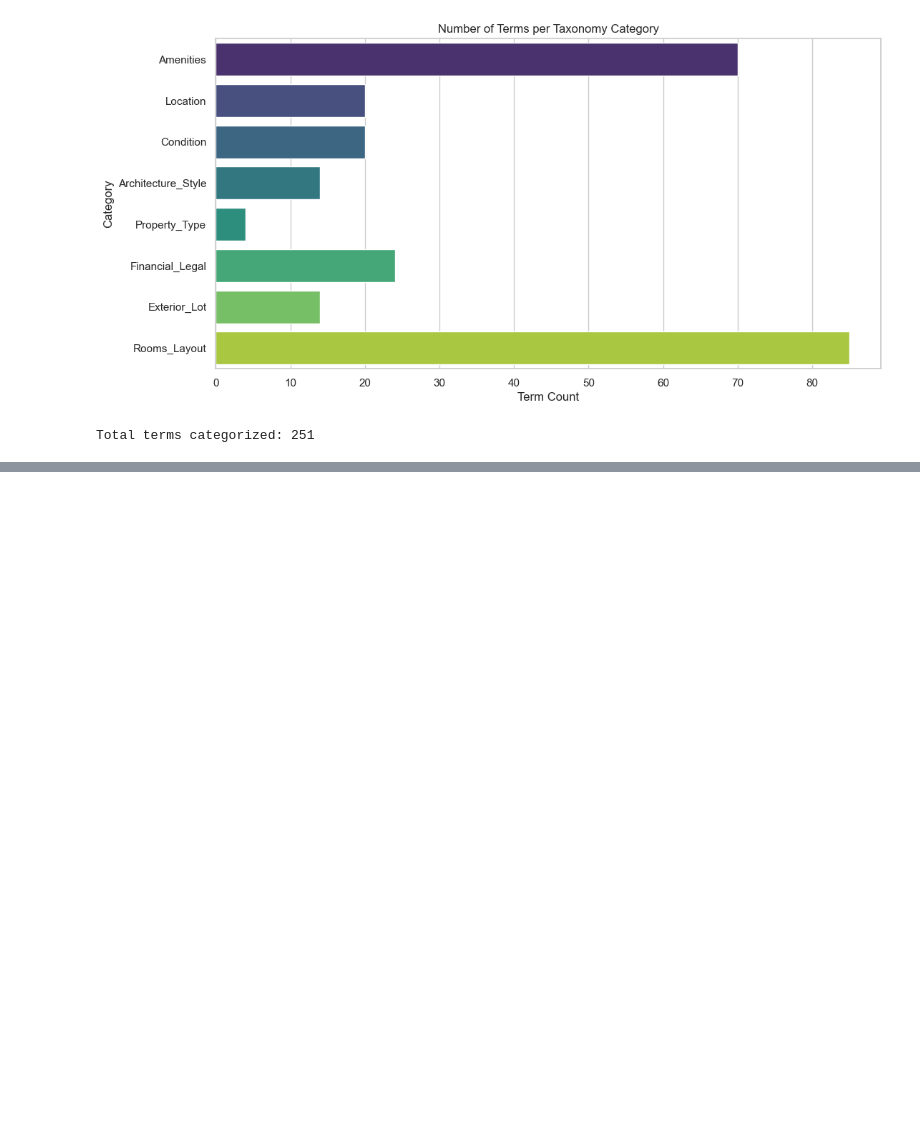
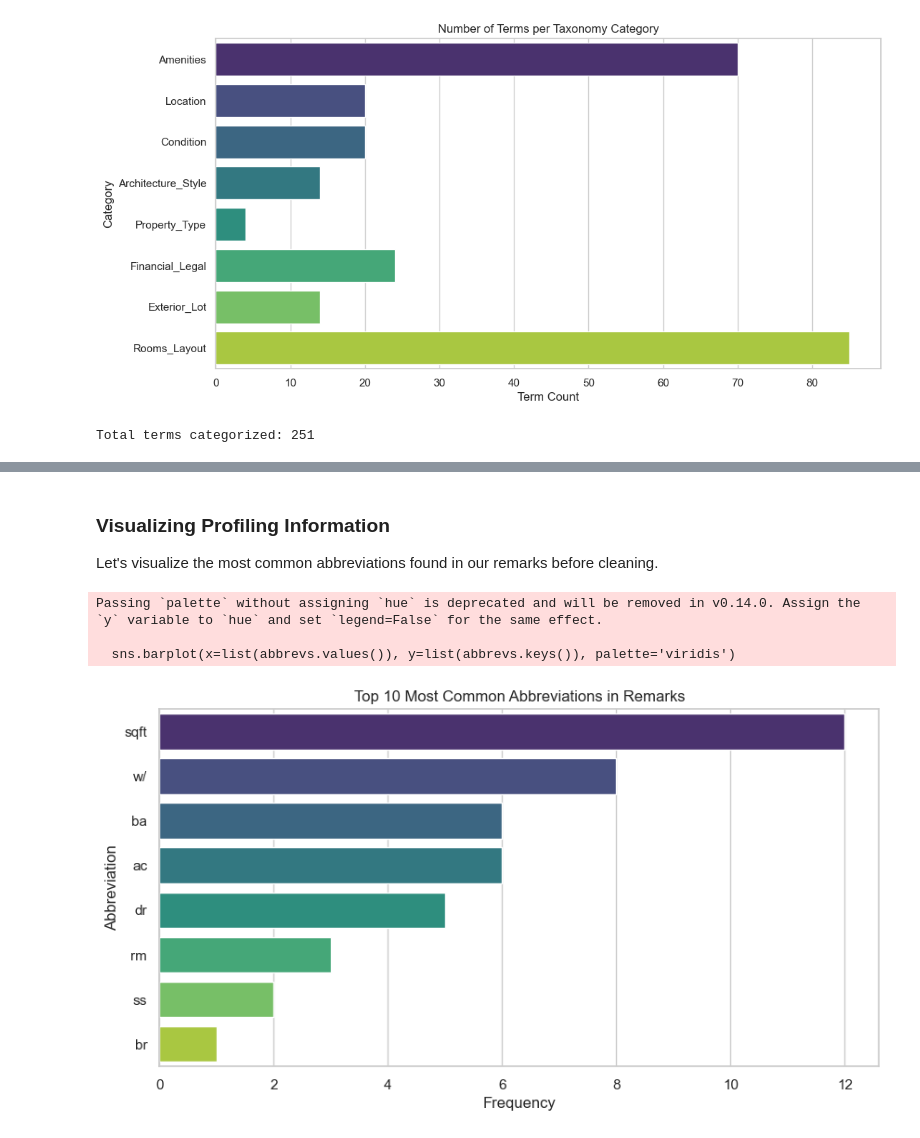
Before and after one commit to adesa46/IDX-NLP-Internship, a Jupyter notebook: notebooks/data_exploration.ipynb, the cells around one changed output, grey strips where cells are left out. Saved outputs shown, nothing was run; the diff lists cells and outputs as text; code cells hidden in the pictures; blank space fills up the shorter version.

```diff
--- a/notebooks/data_exploration.ipynb
+++ b/notebooks/data_exploration.ipynb
@@ -55,0 +60,21 @@ Total terms categorized: 251
+# %%
+import sys
+import os
+sys.path.append(os.path.abspath(os.path.join(os.getcwd(), '..', 'scripts')))
+from scripts.text_cleaning import TextCleaner
+
+cleaner = TextCleaner()
+
+# 1. Profile Before Cleaning
+profile = cleaner.profile_column(df, 'remarks')
+print("=== Data Profiling Report (Before Cleaning) ===")
+print(f"Null Rate: {profile.get('null_rate', 0):.2%}")
+print(f"Average Remark Length: {profile.get('avg_length', 0):.1f} characters")
+print(f"Price Mentions (contains $x): {profile.get('price_mentions', 0)}")
+print(f"HTML Tags Found In: {profile.get('has_html', 0)} listings")
+print("Common Abbreviations Found:")
+for abbrev, count in profile.get('common_abbreviations', {}).items():
+    print(f"  - {abbrev}: {count}")
+print("\nCommon Terms:")
+for term, count in profile.get('common_terms', {}).items():
+    print(f"  - {term}: {count}")
@@ -55,0 +125,24 @@ Total terms categorized: 251
+# %% [markdown]
+### Visualizing Profiling Information
+Let's visualize the most common abbreviations found in our remarks before cleaning.
+# %%
+import matplotlib.pyplot as plt
+import seaborn as sns
+
+# Get common abbreviations from our profile
+abbrevs = profile.get('common_abbreviations', {})
+
+if abbrevs:
+    plt.figure(figsize=(10, 5))
+    sns.barplot(x=list(abbrevs.values()), y=list(abbrevs.keys()), palette='viridis')
+    plt.title('Top 10 Most Common Abbreviations in Remarks')
+    plt.xlabel('Frequency')
+    plt.ylabel('Abbreviation')
+    plt.show()
+else:
+    print('No common abbreviations found to plot.')
+# %% [output]
+Passing `palette` without assigning `hue` is deprecated and will be removed in v0.14.0. Assign the `y` variable to `hue` and set `legend=False` for the same effect.
+
+  sns.barplot(x=list(abbrevs.values()), y=list(abbrevs.keys()), palette='viridis')
+[figure, added]
```
Also changed, not shown: parts of 3 cells of this notebook, 6 other files.
